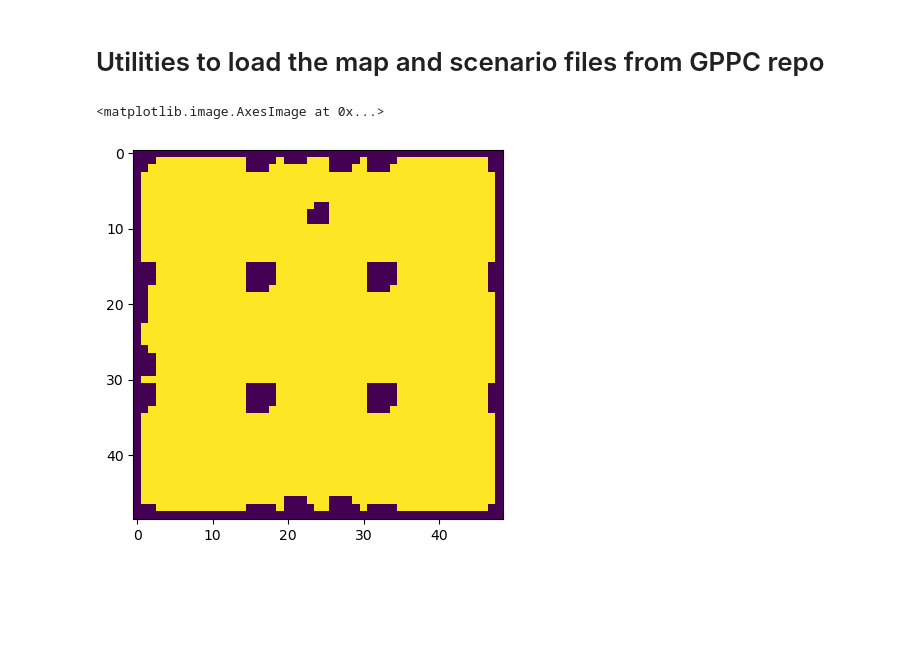
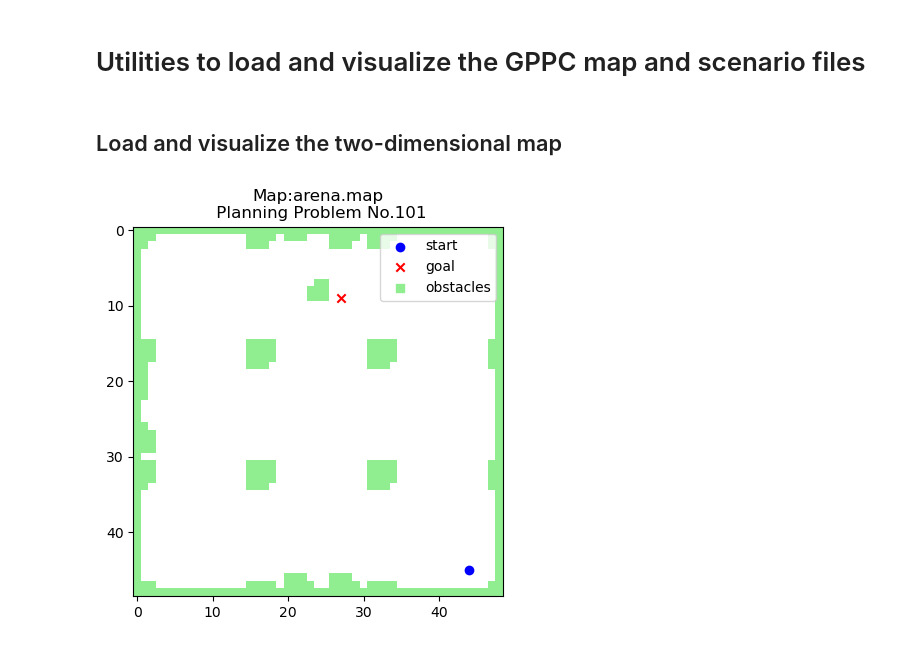
Before and after one commit to CoNG-harvard/PA-Nav, a Jupyter notebook: GPPC/LoadGPPC.ipynb, the cells around one changed output. Cells and saved outputs as stored; diff of their text form; code cells hidden in the pictures; blank space fills up the shorter version.

Commit message:
Finish scenario loading and visualization.

```diff
--- a/GPPC/LoadGPPC.ipynb
+++ b/GPPC/LoadGPPC.ipynb
@@ -1,4 +1,4 @@
 # %% [markdown]
-# Utilities to load the map and scenario files from GPPC repo
+# Utilities to load and visualize the GPPC map and scenario files
 # %%
 from matplotlib import pyplot as plt
@@ -6,6 +7,33 @@ from mapLoaders import TwoDMap
-# %%
-loader = TwoDMap('arena.map')
-plt.imshow(loader.map)
-# %% [output]
-<matplotlib.image.AxesImage at 0x...>
-[figure, removed]
+# %% [markdown]
+## Load and visualize the two-dimensional map
+# %%
+
+map_file = 'arena.map'
+
+prob_map = load_map(map_file)
+
+scenario_file = 'arena.map.scen'
+
+df = load_scenario(scenario_file)
+prob_idx = 101
+
+cmap = ListedColormap(['lightgreen','white'])
+
+# plt.imshow(loader.map)
+plt.imshow(prob_map,cmap=cmap)
+start = df.loc[prob_idx,'start_x':'start_y']
+goal = df.loc[prob_idx,'goal_x':'goal_y']
+plt.scatter(start[0],start[1],marker='o',color ='blue' ,label = 'start')
+
+plt.scatter(goal[0],goal[1],marker='x',color ='red' ,label = 'goal')
+
+dummy_obs = plt.scatter(0,0,marker = 's',color = 'lightgreen',label='obstacles')
+
+plt.legend()
+
+dummy_obs.set_visible(False)
+
+plt.title('Map:{}\n Planning Problem No.{}'.format(df.at[1,'map'],prob_idx))
+plt.show()
+# %% [output]
+[figure, added]
```
Also changed, not shown: parts of 2 cells of this notebook, 1 other file.
